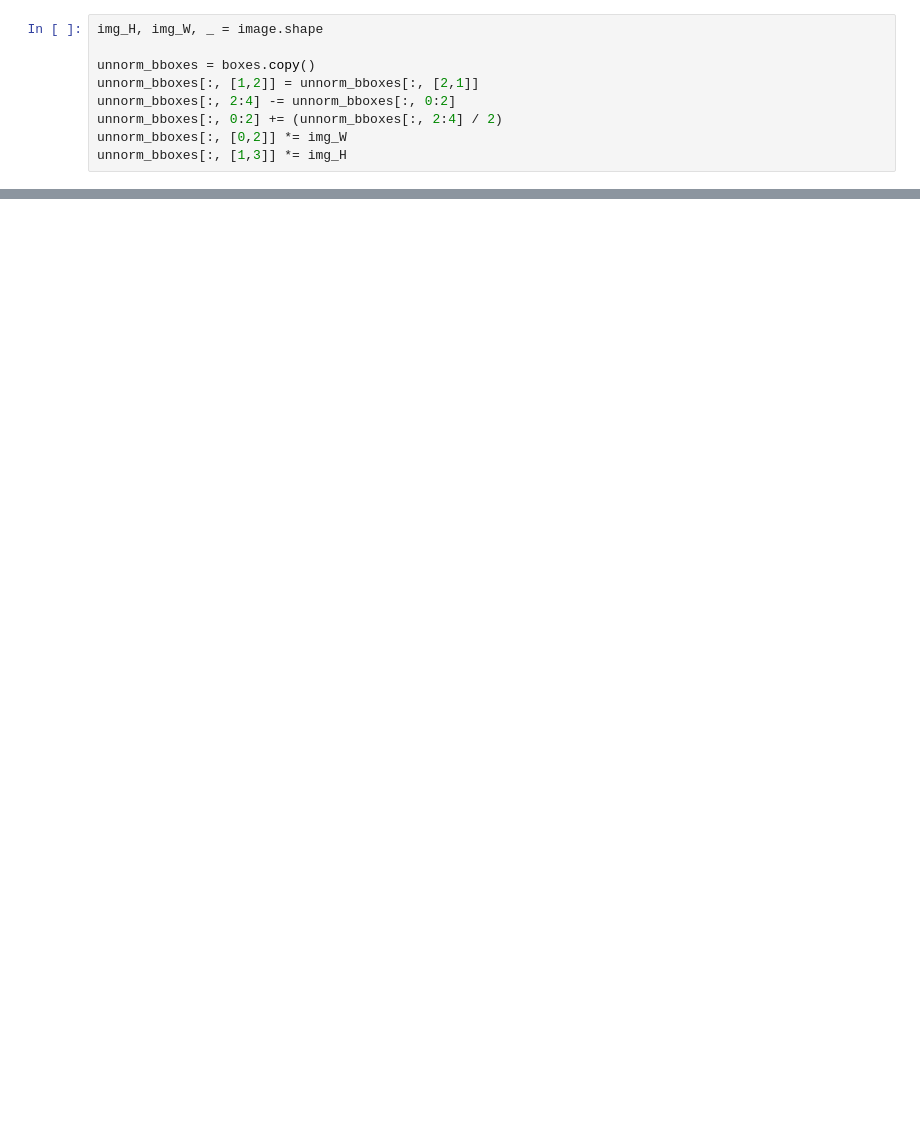
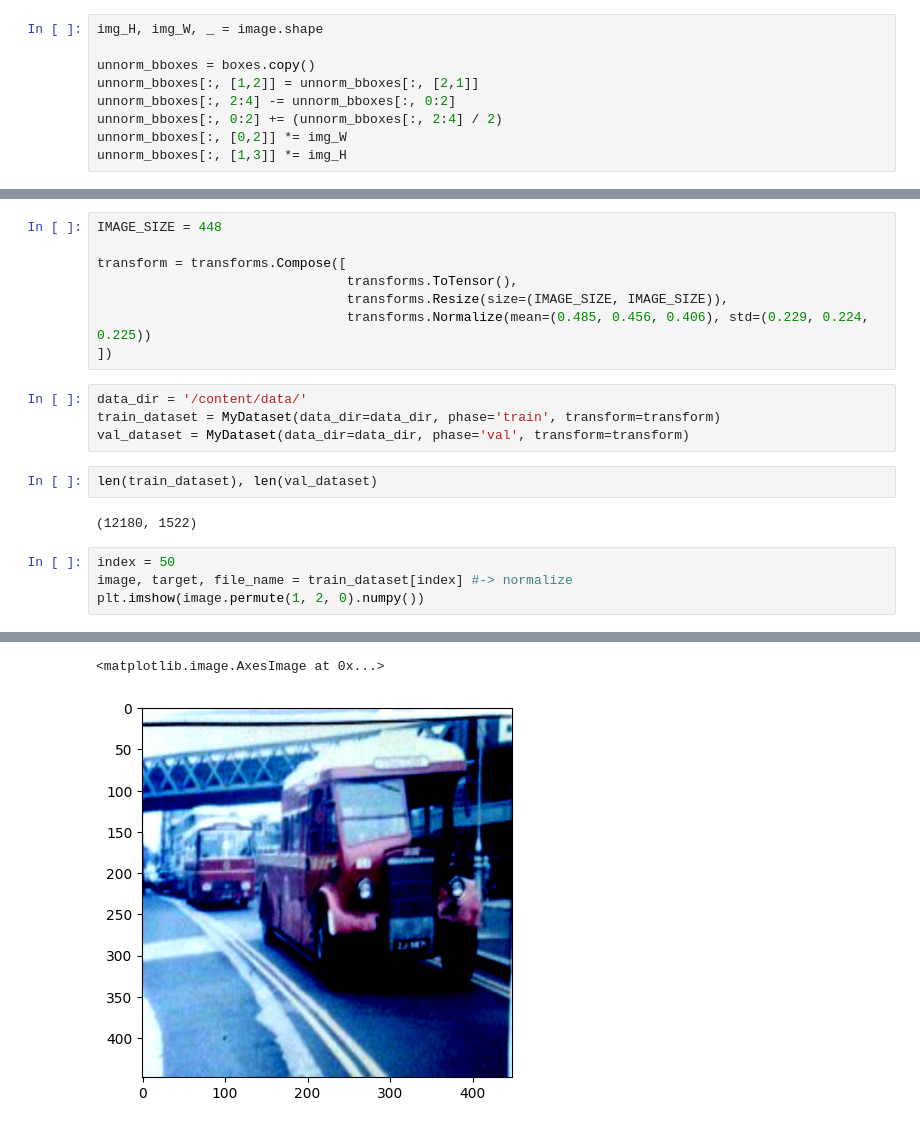
Before and after one commit to seonydg/object-detection, a Jupyter notebook: f_rcnn_bus_trcuk/faster-r-cnn_bus&trcuk.ipynb, the cells around one changed output, grey strips where cells are left out. Saved outputs shown, nothing was run; the diff lists cells and outputs as text; blank space fills up the shorter version.

```diff
--- a/f_rcnn_bus_trcuk/faster-r-cnn_bus&trcuk.ipynb
+++ b/f_rcnn_bus_trcuk/faster-r-cnn_bus&trcuk.ipynb
@@ -201,0 +351,21 @@ plt.show()
+# %%
+IMAGE_SIZE = 448
+
+transform = transforms.Compose([
+                                transforms.ToTensor(),
+                                transforms.Resize(size=(IMAGE_SIZE, IMAGE_SIZE)),
+                                transforms.Normalize(mean=(0.485, 0.456, 0.406), std=(0.229, 0.224, 0.225))
+])
+# %%
+data_dir = '/content/data/'
+train_dataset = MyDataset(data_dir=data_dir, phase='train', transform=transform)
+val_dataset = MyDataset(data_dir=data_dir, phase='val', transform=transform)
+# %%
+len(train_dataset), len(val_dataset)
+# %% [output]
+(12180, 1522)
+# %%
+index = 50
+image, target, file_name = train_dataset[index] #-> normalize
+plt.imshow(image.permute(1, 2, 0).numpy())
+# %% [output]
@@ -201,0 +373,2 @@ plt.show()
+<matplotlib.image.AxesImage at 0x...>
+[figure, added]
```
Also changed, not shown: parts of 50 cells of this notebook.
